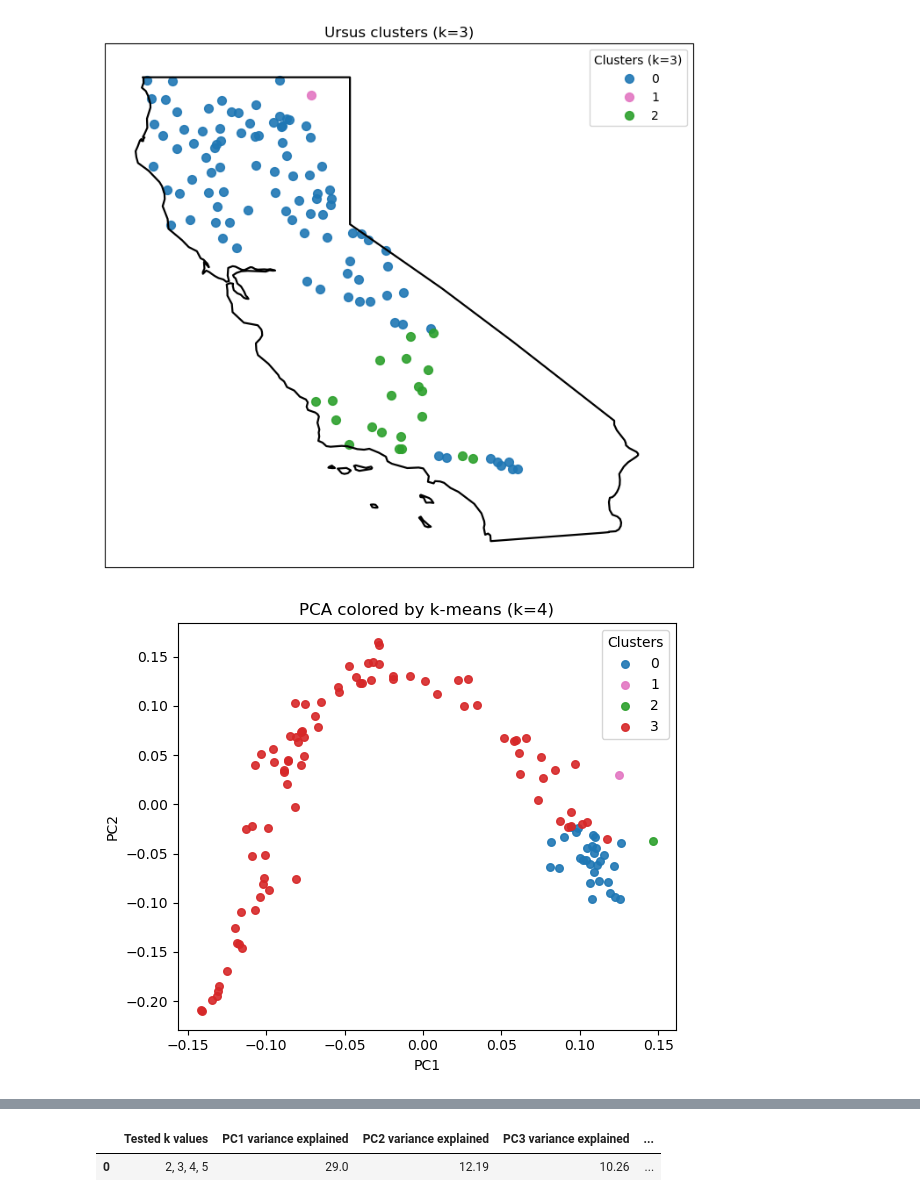
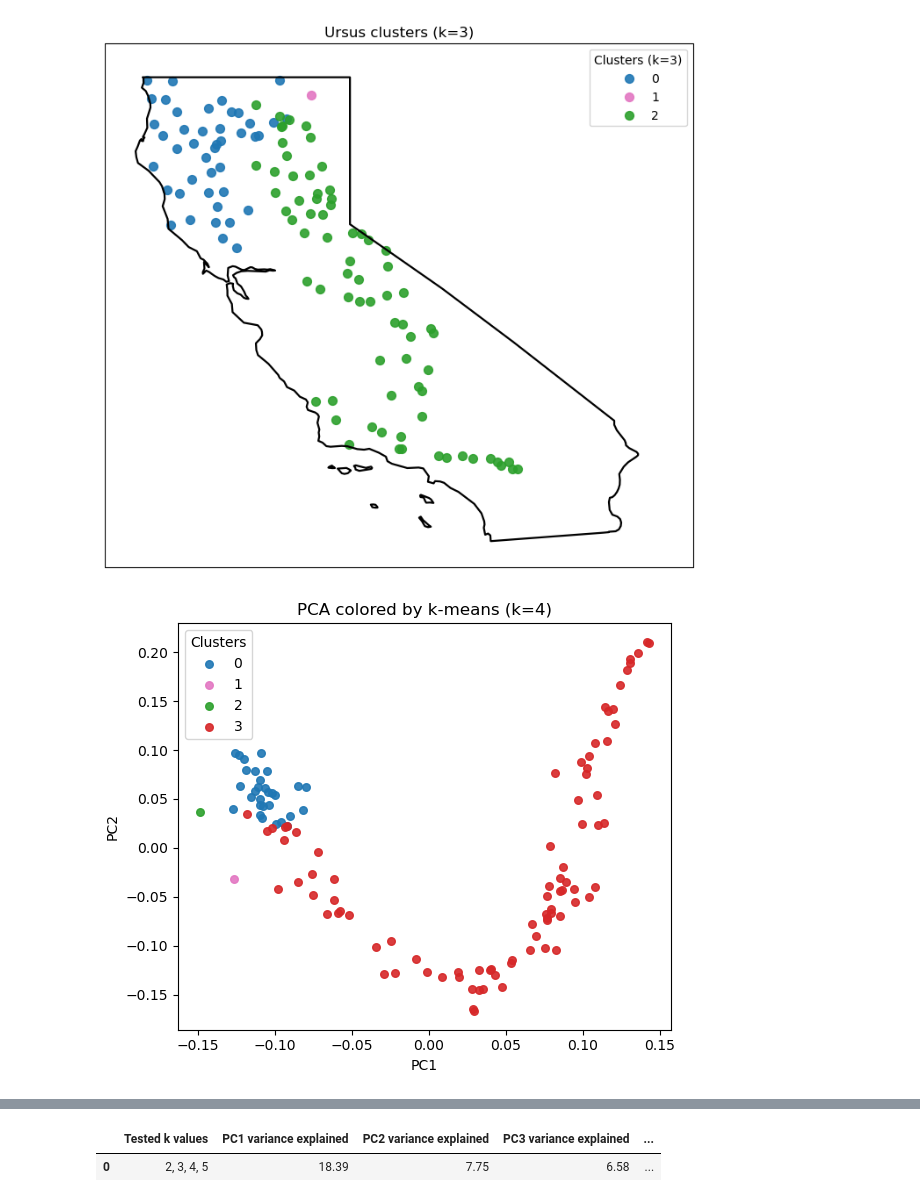
Before and after one commit to ikmikheev/Ursus, a Jupyter notebook: ursus_new_ryan.ipynb, the cells around one changed output, grey strips where cells are left out. Cells and saved outputs as stored; diff of their text form; code cells hidden in the pictures.

```diff
--- a/ursus_new_ryan.ipynb
+++ b/ursus_new_ryan.ipynb
@@ -30,12 +30,12 @@ from cartopy.io import shapereader
 # PATHS (as requested)
 # -------------------------
 WORKDIR  = "/Users/ryanpontius/Desktop/BioinformaticsI/Ursus_QC"
-EIGENVEC = os.path.join(WORKDIR, "59-Ursus_pruned.eigenvec")
+EIGENVEC = os.path.join(WORKDIR, "59-Ursus_pruned_ryan.eigenvec")
 META_CSV = os.path.join(WORKDIR, "59-Ursus_workflow_2.csv")
 OUTDIR   = os.path.join(WORKDIR, "plots")
 os.makedirs(OUTDIR, exist_ok=True)
 
-KING_KIN = os.path.join(WORKDIR, "59-Ursus_king.kin")
+KING_KIN = os.path.join(WORKDIR, "ursus_king_mat.king")
 
 # -------------------------
 # FIXED, CONSISTENT COLORS
@@ -230,7 +230,7 @@ three_maps(labels2, labels3, labels4)
 # tested k’s + % variance explained for PCs 1–5
 # -------------------------
 
-EIGENVAL = os.path.join(WORKDIR, "ursus_pca.eigenval")  # same WORKDIR style
+EIGENVAL = os.path.join(WORKDIR, "59-Ursus_pruned_ryan.eigenval")  # same WORKDIR style
 eig = np.loadtxt(EIGENVAL)
 pct = 100 * eig / eig.sum()
 
@@ -369,3 +369,3 @@ PCs used: ['PC1', 'PC2', 'PC3', 'PC4', 'PC5', 'PC6', 'PC7', 'PC8', 'PC9', 'PC10'
-[figure, old version]
+[figure, new version]
-[figure, old version]
+[figure, new version]
 [figure]
@@ -373,2 +373,2 @@ PCs used: ['PC1', 'PC2', 'PC3', 'PC4', 'PC5', 'PC6', 'PC7', 'PC8', 'PC9', 'PC10'
 |  | Tested k values | PC1 variance explained | PC2 variance explained | PC3 variance explained | ... |
-| 0 | 2, 3, 4, 5 | 29.0 | 12.19 | 10.26 | ... |
+| 0 | 2, 3, 4, 5 | 18.39 | 7.75 | 6.58 | ... |
```
Also changed, not shown: parts of 1 cell of this notebook, 5 other files.
